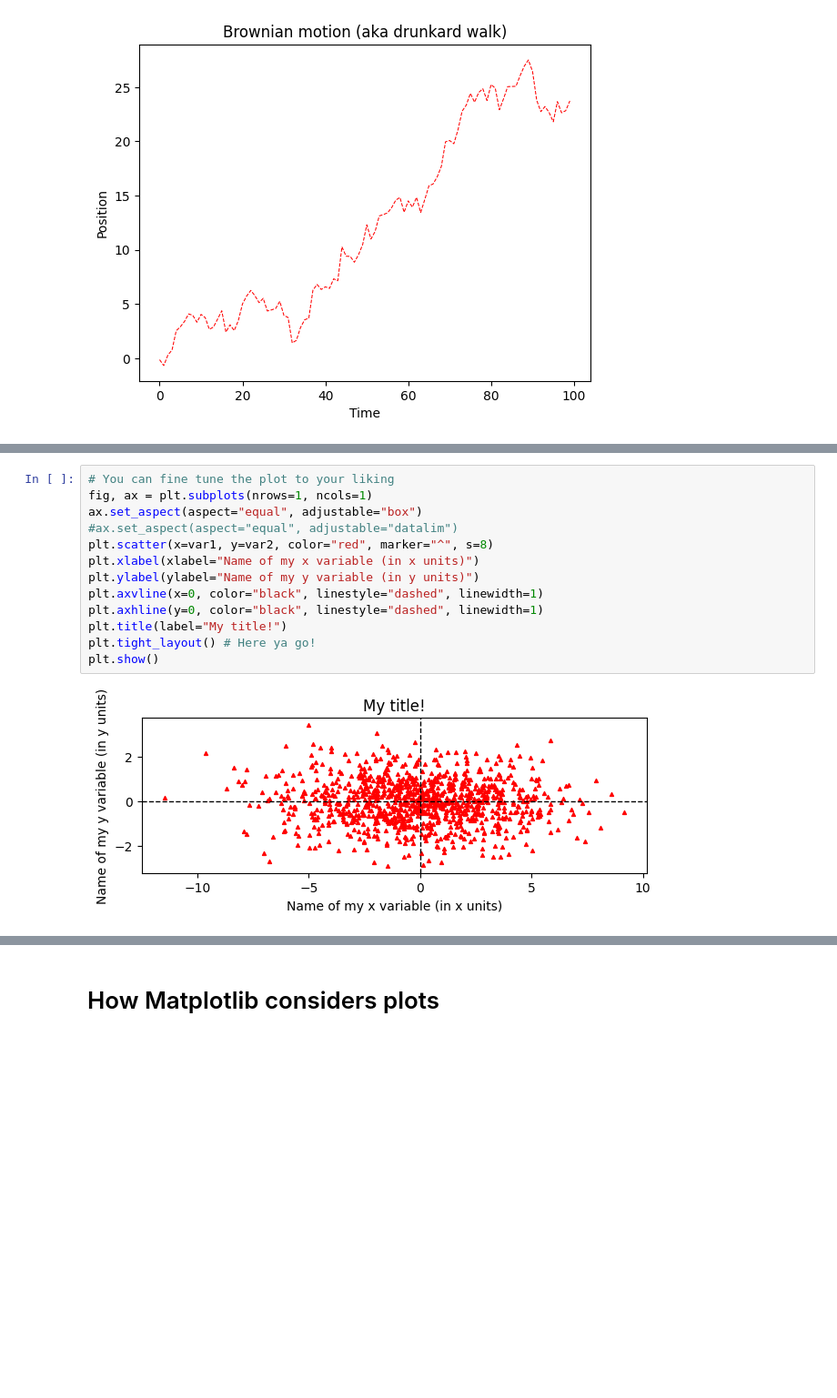
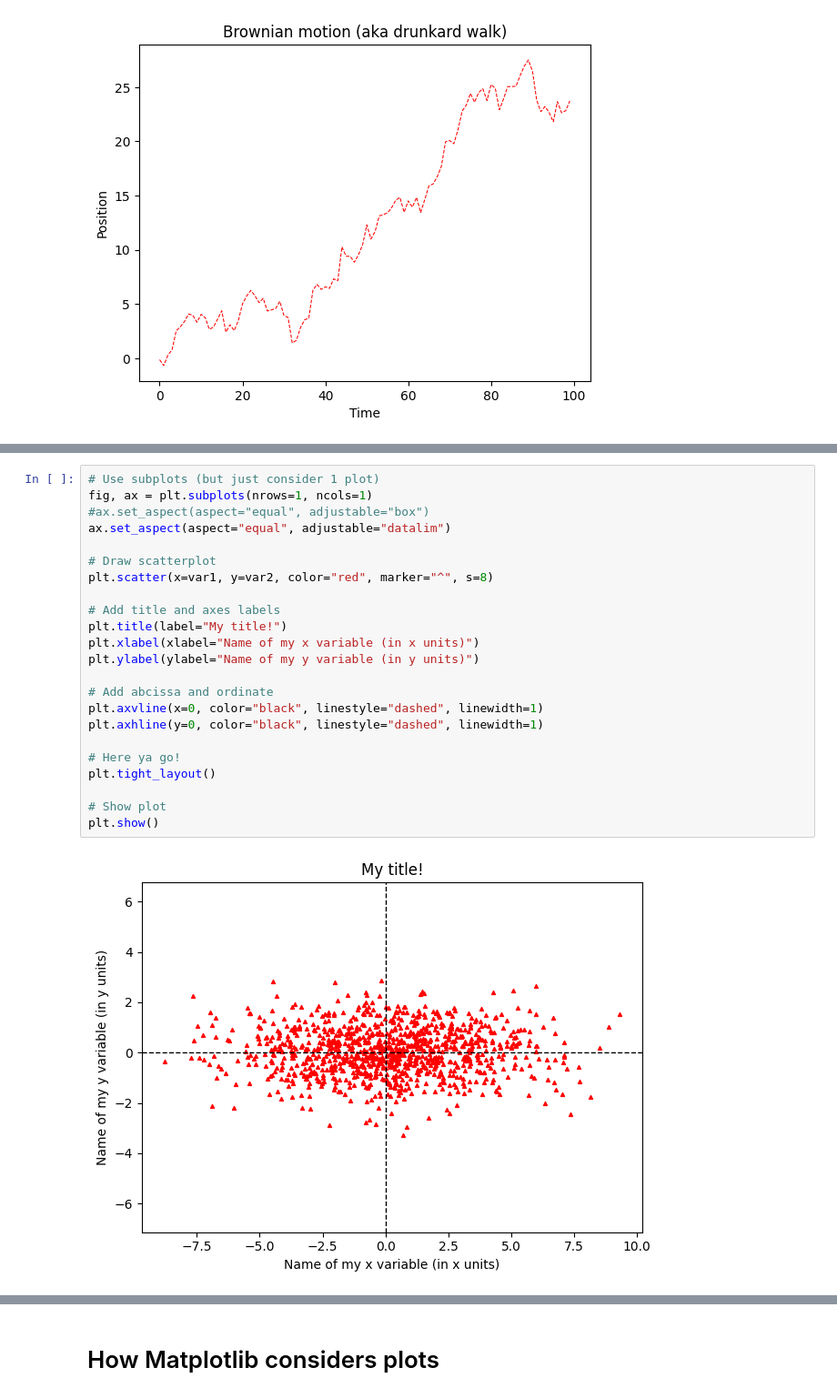
Before and after one commit to aminem0/pywork, a Jupyter notebook: notebooks/jupy04-matplotlib.ipynb, the cells around one changed output, grey strips where cells are left out. Shown at 91% size. Saved outputs shown, nothing was run; the diff lists cells and outputs as text; blank space fills up the shorter version.

```diff
--- a/notebooks/jupy04-matplotlib.ipynb
+++ b/notebooks/jupy04-matplotlib.ipynb
@@ -91,18 +107,28 @@ print(type(ploto))
 # %%
-# You can fine tune the plot to your liking
+# Use subplots (but just consider 1 plot)
 fig, ax = plt.subplots(nrows=1, ncols=1)
-ax.set_aspect(aspect="equal", adjustable="box")
-#ax.set_aspect(aspect="equal", adjustable="datalim")
+#ax.set_aspect(aspect="equal", adjustable="box")
+ax.set_aspect(aspect="equal", adjustable="datalim")
+
+# Draw scatterplot
 plt.scatter(x=var1, y=var2, color="red", marker="^", s=8)
+
+# Add title and axes labels
+plt.title(label="My title!")
 plt.xlabel(xlabel="Name of my x variable (in x units)")
 plt.ylabel(ylabel="Name of my y variable (in y units)")
+
+# Add abcissa and ordinate
 plt.axvline(x=0, color="black", linestyle="dashed", linewidth=1)
 plt.axhline(y=0, color="black", linestyle="dashed", linewidth=1)
-plt.title(label="My title!")
-plt.tight_layout() # Here ya go!
+
+# Here ya go!
+plt.tight_layout()
+
+# Show plot
 plt.show()
 # %% [output]
-[figure, old version]
+[figure, new version]
 # %%
 # The following code is equivalent
 fig, ax = plt.subplots(nrows=1, ncols=1)
```
Also changed, not shown: parts of 64 cells of this notebook, 7 other files.
